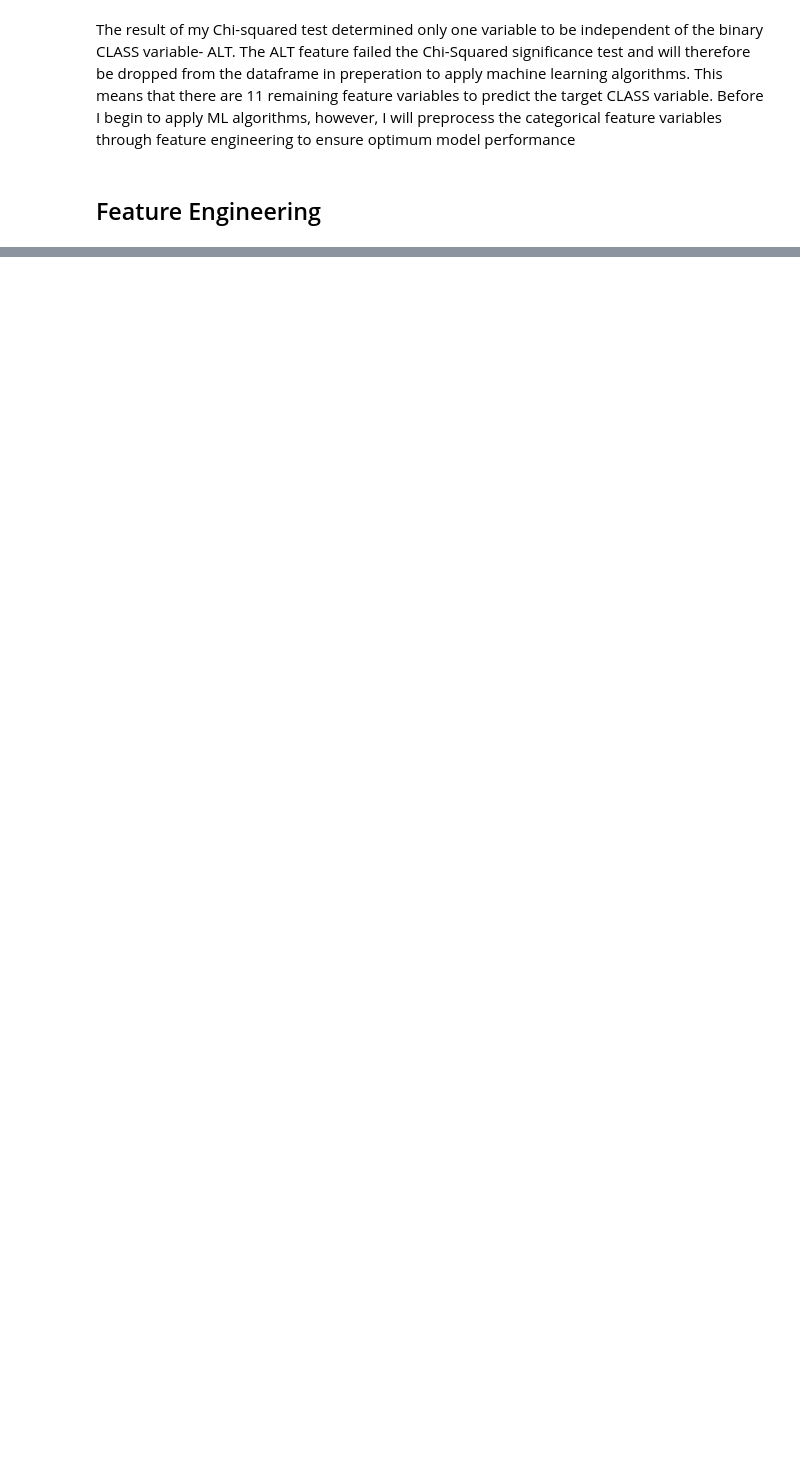
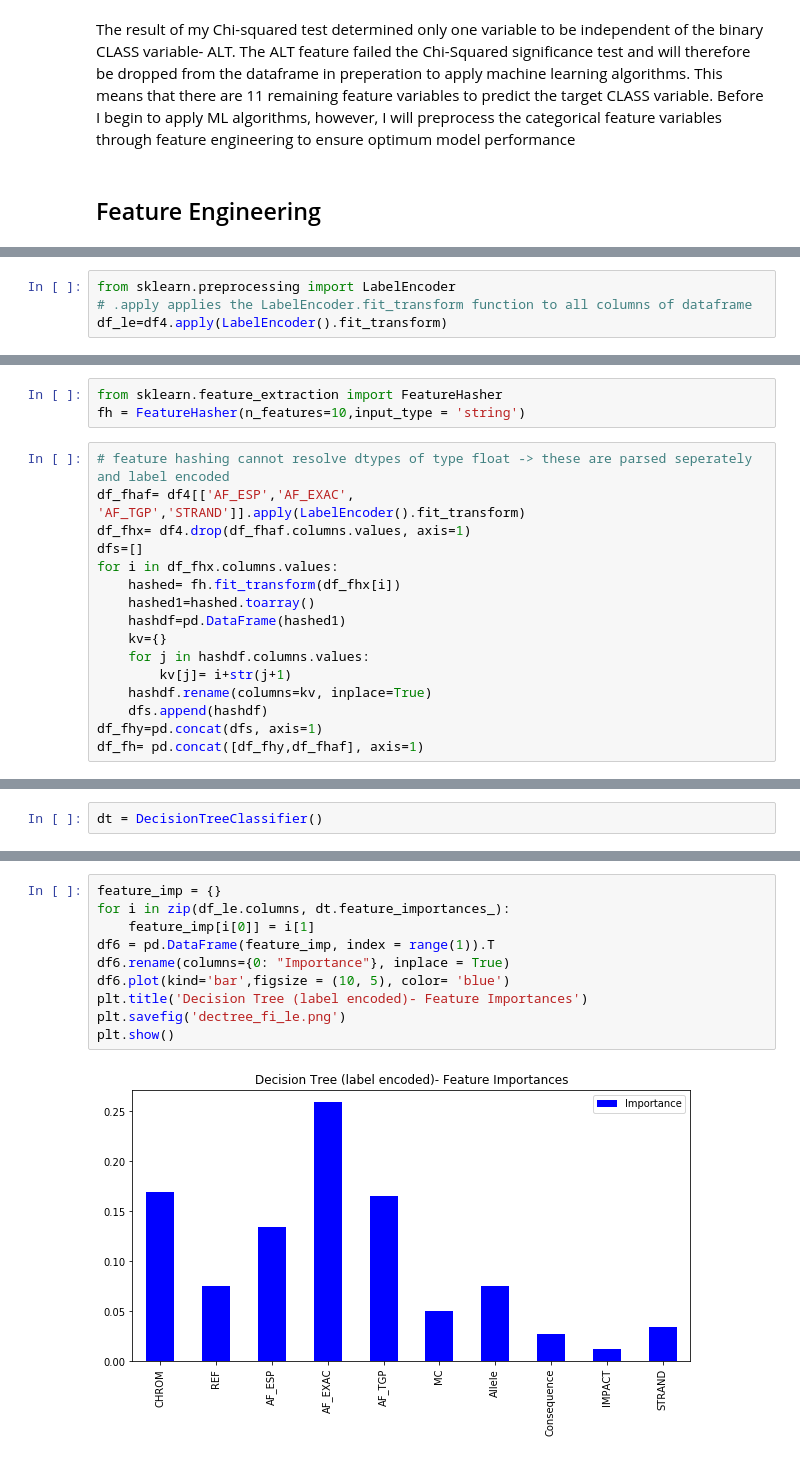
Before and after one commit to mrm00/Genetic-Variants-Classification, a Jupyter notebook: variants.ipynb, the cells around one changed output, grey strips where cells are left out. Drawn from its saved outputs; the diff is of its cells as text; blank space fills up the shorter version.

```diff
--- a/variants.ipynb
+++ b/variants.ipynb
@@ -255,0 +290,4 @@ The result of my Chi-squared test determined only one variable to be independent
+# %%
+from sklearn.preprocessing import LabelEncoder
+# .apply applies the LabelEncoder.fit_transform function to all columns of dataframe
+df_le=df4.apply(LabelEncoder().fit_transform)
@@ -255,0 +296,19 @@ The result of my Chi-squared test determined only one variable to be independent
+# %%
+from sklearn.feature_extraction import FeatureHasher
+fh = FeatureHasher(n_features=10,input_type = 'string')
+# %%
+# feature hashing cannot resolve dtypes of type float -> these are parsed seperately and label encoded
+df_fhaf= df4[['AF_ESP','AF_EXAC', 'AF_TGP','STRAND']].apply(LabelEncoder().fit_transform)
+df_fhx= df4.drop(df_fhaf.columns.values, axis=1)
+dfs=[]
+for i in df_fhx.columns.values:
+    hashed= fh.fit_transform(df_fhx[i])
+    hashed1=hashed.toarray()
+    hashdf=pd.DataFrame(hashed1)
+    kv={}
+    for j in hashdf.columns.values:
+        kv[j]= i+str(j+1)
+    hashdf.rename(columns=kv, inplace=True)
+    dfs.append(hashdf)
+df_fhy=pd.concat(dfs, axis=1)
+df_fh= pd.concat([df_fhy,df_fhaf], axis=1)
@@ -255,0 +400,2 @@ The result of my Chi-squared test determined only one variable to be independent
+# %%
+dt = DecisionTreeClassifier()
@@ -255,0 +432,12 @@ The result of my Chi-squared test determined only one variable to be independent
+# %%
+feature_imp = {}
+for i in zip(df_le.columns, dt.feature_importances_):
+    feature_imp[i[0]] = i[1]
+df6 = pd.DataFrame(feature_imp, index = range(1)).T
+df6.rename(columns={0: "Importance"}, inplace = True)
+df6.plot(kind='bar',figsize = (10, 5), color= 'blue')
+plt.title('Decision Tree (label encoded)- Feature Importances')
+plt.savefig('dectree_fi_le.png')
+plt.show()
+# %% [output]
+[figure, added]
```
Also changed, not shown: parts of 67 cells of this notebook.
